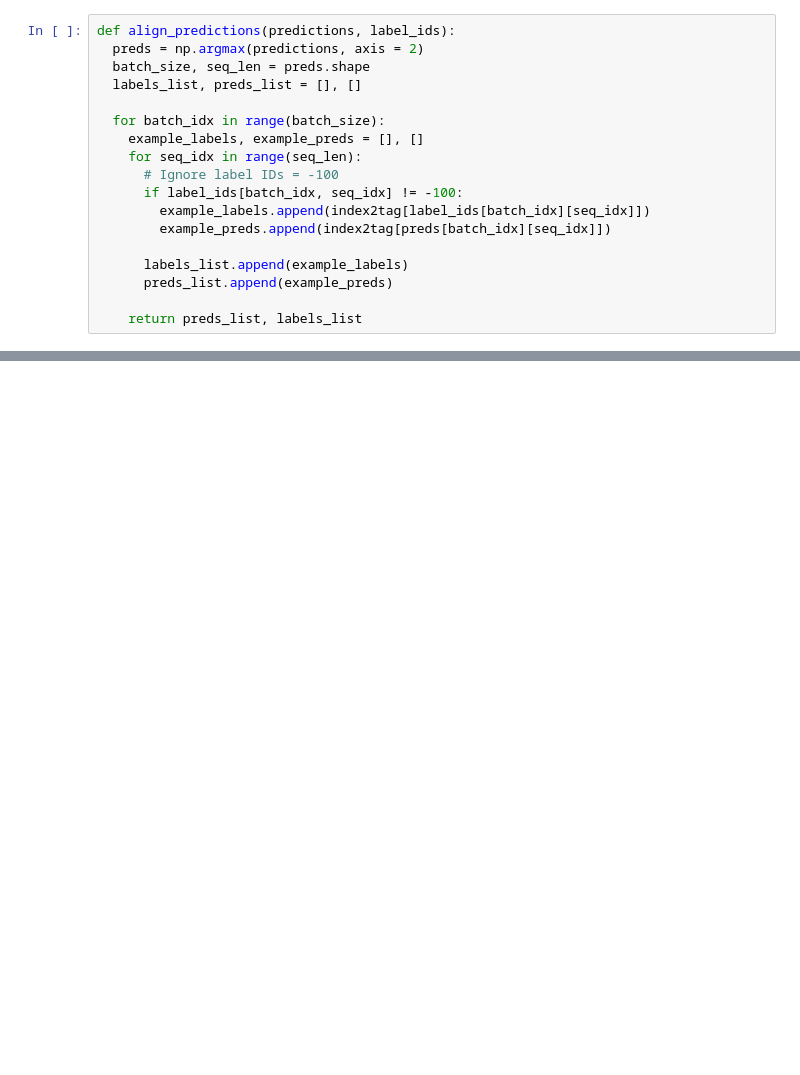
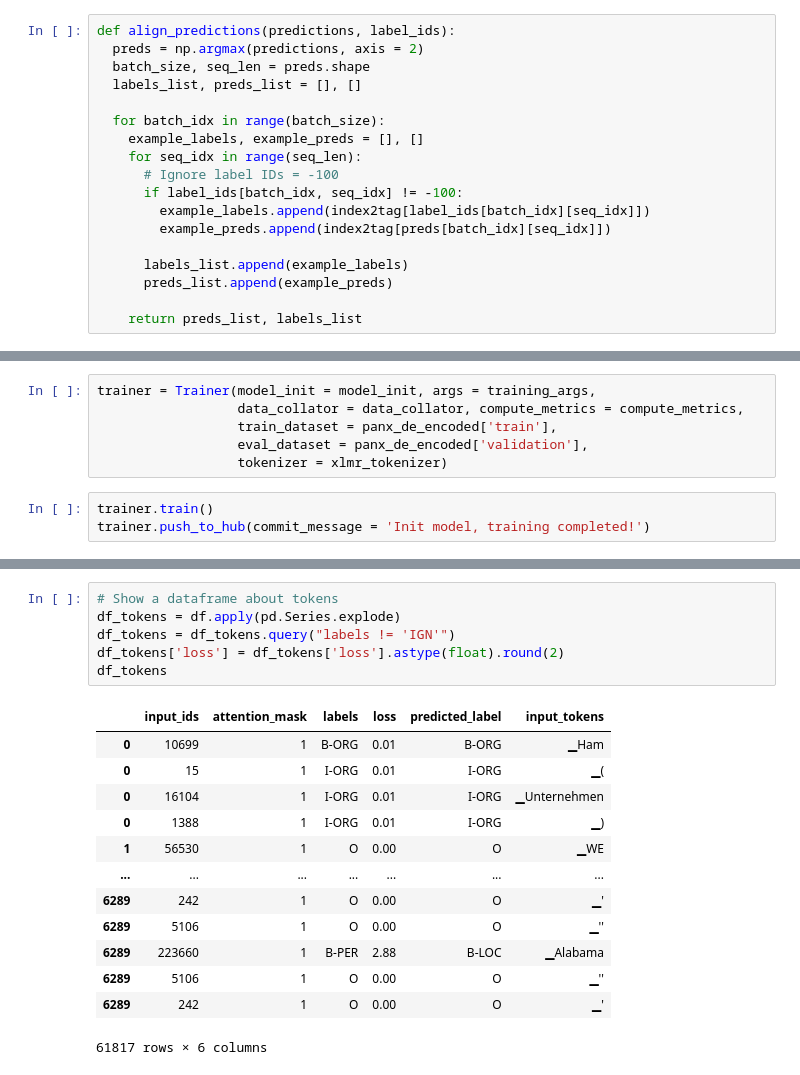
Before and after one commit to Tkag0001/Practice_NLP_with_transformer, a Jupyter notebook: Multilingual_named_entity_recognition_chapter_4.ipynb, the cells around one changed output, grey strips where cells are left out. Cells and saved outputs as stored; diff of their text form; blank space fills up the shorter version.

```diff
--- a/Multilingual_named_entity_recognition_chapter_4.ipynb
+++ b/Multilingual_named_entity_recognition_chapter_4.ipynb
@@ -584,0 +629,9 @@ def align_predictions(predictions, label_ids):
+# %%
+trainer = Trainer(model_init = model_init, args = training_args,
+                  data_collator = data_collator, compute_metrics = compute_metrics,
+                  train_dataset = panx_de_encoded['train'],
+                  eval_dataset = panx_de_encoded['validation'],
+                  tokenizer = xlmr_tokenizer)
+# %%
+trainer.train()
+trainer.push_to_hub(commit_message = 'Init model, training completed!')
@@ -584,0 +729,20 @@ def align_predictions(predictions, label_ids):
+# %%
+# Show a dataframe about tokens
+df_tokens = df.apply(pd.Series.explode)
+df_tokens = df_tokens.query("labels != 'IGN'")
+df_tokens['loss'] = df_tokens['loss'].astype(float).round(2)
+df_tokens
+# %% [output]
+|  | input_ids | attention_mask | labels | loss | predicted_label | input_tokens |
+| 0 | 10699 | 1 | B-ORG | 0.01 | B-ORG | ▁Ham |
+| 0 | 15 | 1 | I-ORG | 0.01 | I-ORG | ▁( |
+| 0 | 16104 | 1 | I-ORG | 0.01 | I-ORG | ▁Unternehmen |
+| 0 | 1388 | 1 | I-ORG | 0.01 | I-ORG | ▁) |
+| 1 | 56530 | 1 | O | 0.00 | O | ▁WE |
+| ... | ... | ... | ... | ... | ... | ... |
+| 6289 | 242 | 1 | O | 0.00 | O | ▁' |
+| 6289 | 5106 | 1 | O | 0.00 | O | ▁'' |
+| 6289 | 223660 | 1 | B-PER | 2.88 | B-LOC | ▁Alabama |
+| 6289 | 5106 | 1 | O | 0.00 | O | ▁'' |
+| 6289 | 242 | 1 | O | 0.00 | O | ▁' |
+61817 rows × 6 columns
```
Also changed, not shown: parts of 37 cells of this notebook.
